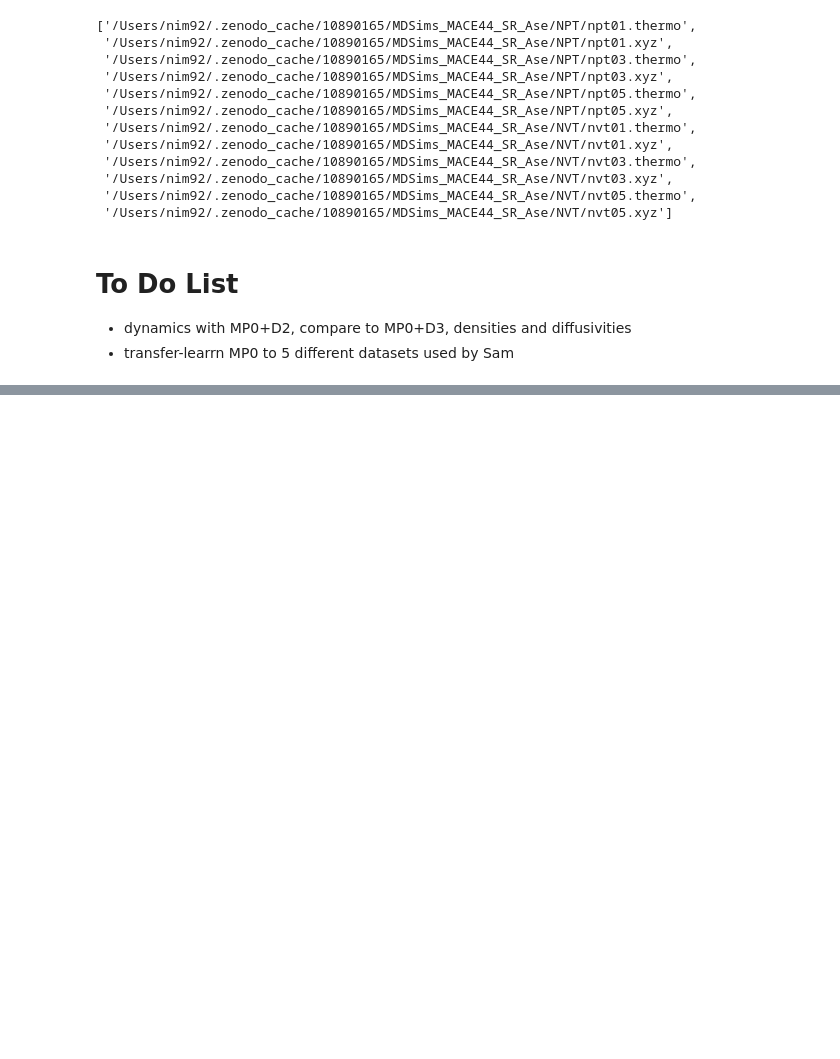
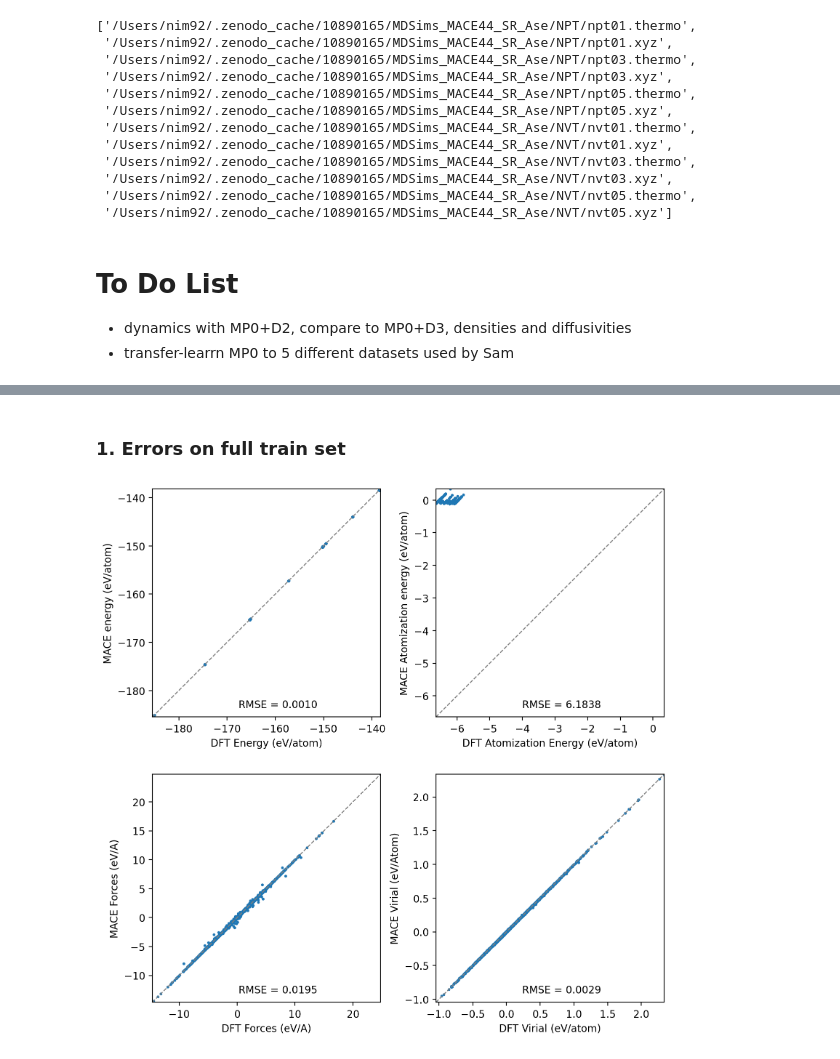
Before and after one commit to imagdau/dataTransferabilityMLIP, a Jupyter notebook: main.ipynb, the cells around one changed output, grey strips where cells are left out. Cells and saved outputs as stored; diff of their text form; code cells hidden in the pictures; blank space fills up the shorter version.

Commit message:
errors on the full training set, compare MACE vs ScaleShiftMACE models

```diff
--- a/main.ipynb
+++ b/main.ipynb
@@ -124,0 +127,56 @@ ze.read_dat_files('md6@10890165')
+# %% [markdown]
+### 1. Errors on full train set
+# %%
+from glob import glob
+from ase.io import read
+from aseMolec import extAtoms as ea
+from aseMolec import anaAtoms as aa
+from aseMolec import pltProps as pp
+from matplotlib import pyplot as plt
+import numpy as np
+
+wdir = '/Users/imagdau/Collaborations/05-SamNibblet/06-MACE-models-4Exp/'
+model = 'tests/old/QBC_3/'
+file = 'Train16_PBED2.xyz'
+figname = wdir+'figs/QBC3_ScaleShiftMACE_train.png'
+
+dat_dft = read(glob(wdir+'tests/PBED2/'+file)[0], ':')
+dat_mce = read(glob(wdir+model+file)[0], ':')
+ea.rename_prop_tag(dat_mce, 'MACE_energy', 'energy')
+ea.rename_prop_tag(dat_mce, 'MACE_forces', 'forces')
+ea.rename_prop_tag(dat_mce, 'MACE_stress', 'stress')
+ea.calc_virial(dat_mce)
+
+plt.figure(figsize=(8, 8), dpi=200)
+#energy
+plt.subplot(2,2,1)
+pp.plot_prop(
+    ea.get_prop(dat_dft[3:], 'info', 'energy', peratom=True),
+    ea.get_prop(dat_mce[3:], 'info', 'energy', peratom=True),
+    labs=['DFT Energy (eV/atom)', 'MACE energy (eV/atom)']
+)
+#atomization energy
+plt.subplot(2,2,2)
+pp.plot_prop(
+    ea.get_prop(dat_dft[3:], 'bind', E0=ea.get_E0(dat_dft), peratom=True),
+    ea.get_prop(dat_mce[3:], 'bind', E0=ea.get_E0(dat_mce), peratom=True),
+    labs=['DFT Atomization Energy (eV/atom)', 'MACE Atomization energy (eV/atom)']
+)
+#forces
+plt.subplot(2,2,3)
+pp.plot_prop(
+    np.concatenate(ea.get_prop(dat_dft[3:], 'arrays', 'forces')).flatten(),
+    np.concatenate(ea.get_prop(dat_mce[3:], 'arrays', 'forces')).flatten(),
+    labs=['DFT Forces (eV/A)', 'MACE Forces (eV/A)']
+)
+#virial
+plt.subplot(2,2,4)
+pp.plot_prop(
+    ea.get_prop(dat_dft[3:], 'info', 'virial', peratom=True).flatten(),
+    ea.get_prop(dat_mce[3:], 'info', 'virial', peratom=True).flatten(),
+    labs=['DFT Virial (eV/atom)', 'MACE Virial (eV/Atom)']
+)
+plt.tight_layout()
+plt.savefig(figname, format='png', dpi=300)
+# %% [output]
+[figure, added]
```
Also changed, not shown: parts of 8 cells of this notebook.
